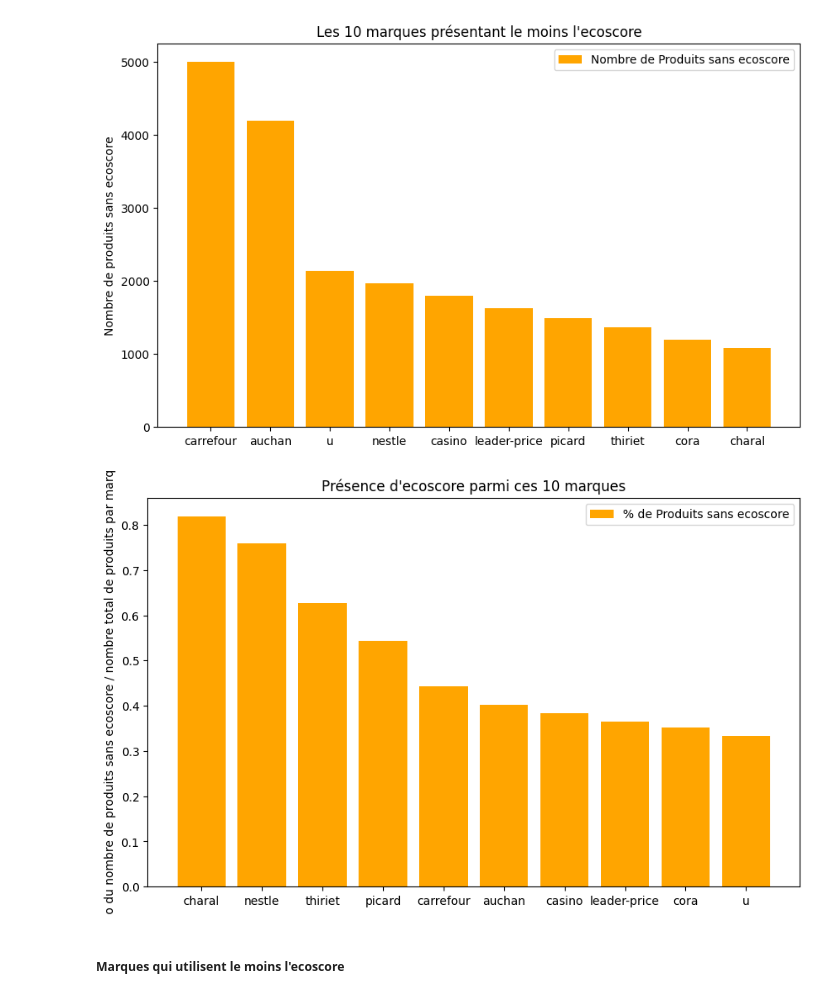
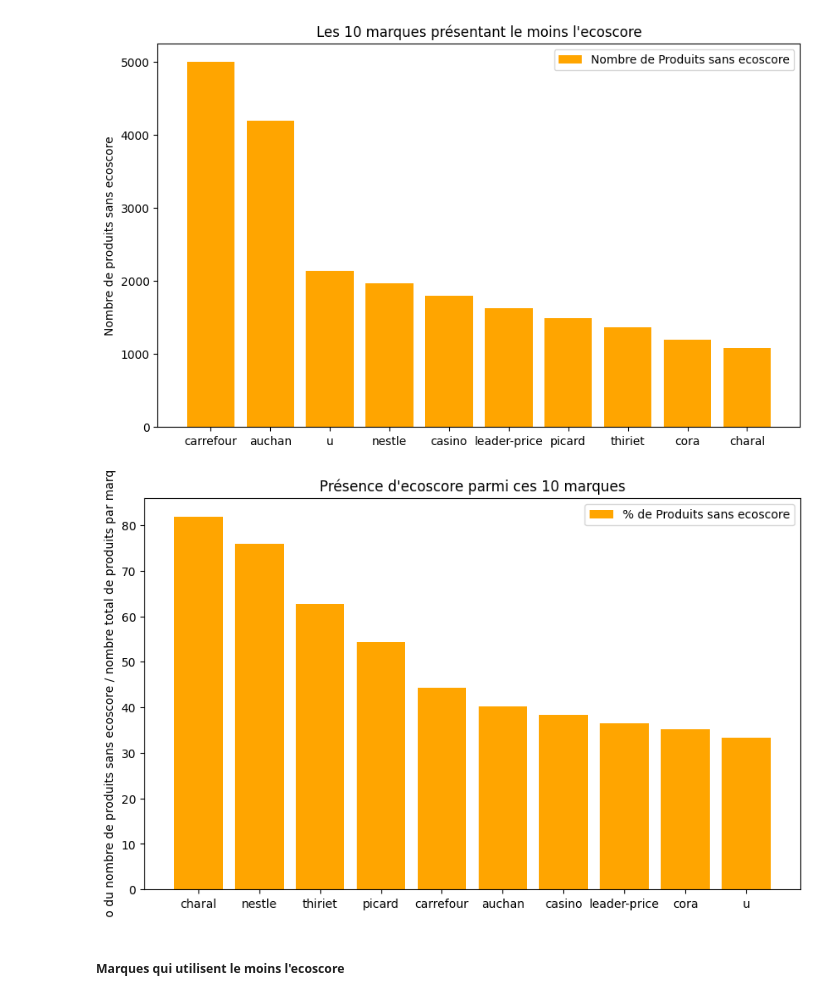
Before and after one commit to BenjiPython/YUKA, a Jupyter notebook: YUKA_clean.ipynb, the cells around one changed output. Saved outputs shown, nothing was run; the diff lists cells and outputs as text; code cells hidden in the pictures.

```diff
--- a/YUKA_clean.ipynb
+++ b/YUKA_clean.ipynb
@@ -195,15 +195,15 @@ plt.show()
 # %% [output]
 [figure]
 # %%
-ratio_eco_brand = (count_nut_miss / count_nut).sort_values(ascending=False)
+ratio_eco_brand = (count_nut_miss / count_nut * 100).sort_values(ascending=False)
 plt.figure(figsize=(10,6))
 plt.bar(x = ratio_eco_brand.index , height = ratio_eco_brand, color='orange')
 plt.ylabel('Ratio du nombre de produits sans ecoscore / nombre total de produits par marques')
 plt.title("Présence d'ecoscore parmi ces 10 marques")
 plt.legend(labels=['% de Produits sans ecoscore'])
 plt.show()
 # %% [output]
-[figure, old version]
+[figure, new version]
 # %% [markdown]
 ##### Marques qui utilisent le moins l'ecoscore
 # %%
```
Also changed, not shown: parts of 2 cells of this notebook.
